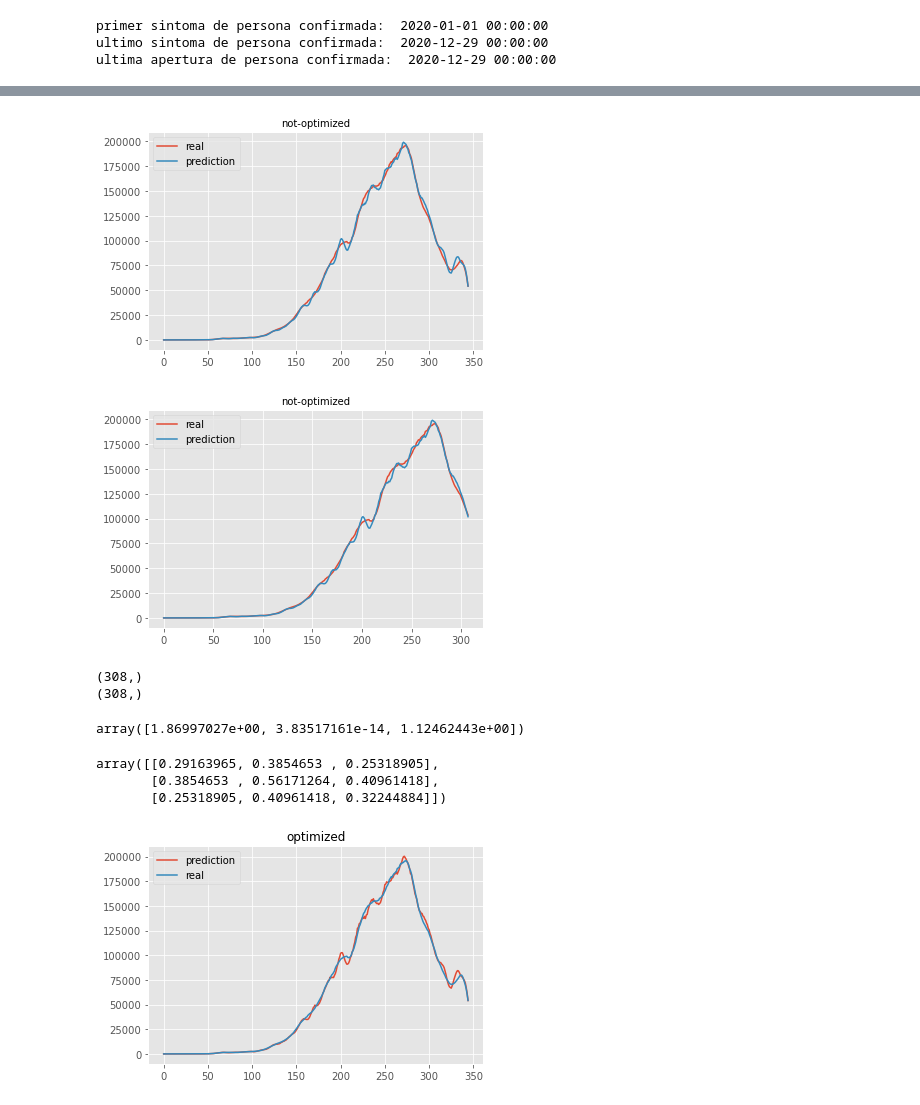
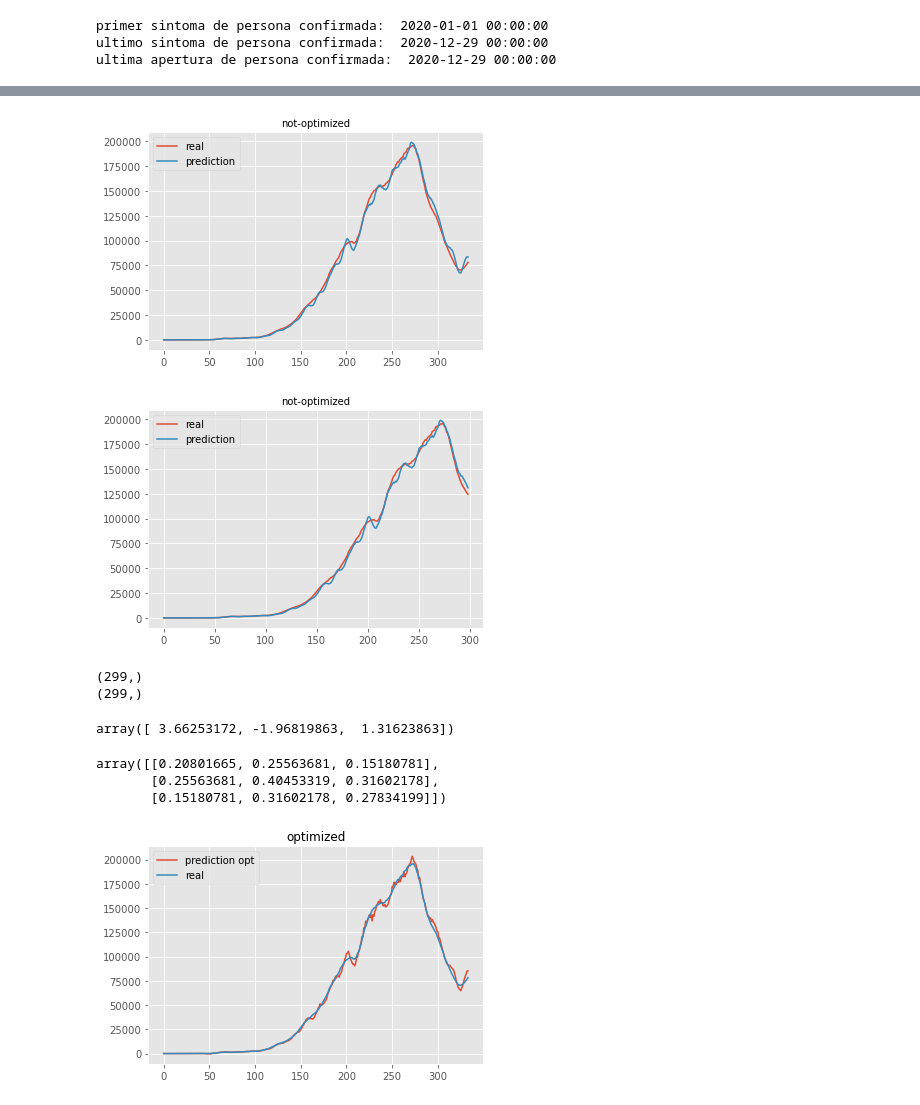
Before and after one commit to denisecammarota/tesis-ib, a Jupyter notebook: Fitting_Attempt/First-Attempt_TrainAndTest_3weights.ipynb, the cells around one changed output, grey strips where cells are left out. Drawn from its saved outputs; the diff is of its cells as text; code cells hidden in the pictures.

```diff
--- a/Fitting_Attempt/First-Attempt_TrainAndTest_3weights.ipynb
+++ b/Fitting_Attempt/First-Attempt_TrainAndTest_3weights.ipynb
@@ -108,7 +108,7 @@ def second_solution(n_t,a,b,c):
     r_def = r_def[13:]
     a_t = a_t[13:]
     p_t = r_def * a_t
-    return p_t[:-6]
+    return p_t[:-7]
 # %%
 def change_dates(df):
     #changes fecha_inicio_sintomas according to new criteria
@@ -142,5 +142,5 @@ fecha_sintomas = df.fecha_inicio_sintomas.to_numpy() #numpy array of fecha_inici
 fecha_apertura = df.fecha_apertura.to_numpy() #numpy array of fecha_apertura
 fecha_sintomas = fecha_sintomas.astype(int)
 fecha_sintomas = fecha_sintomas - min(fecha_sintomas)
-fecha_sintomas_2 = np.copy(fecha_sintomas[fecha_sintomas<=max(fecha_sintomas)*0.9])
-max(fecha_sintomas)
+fecha_sintomas = fecha_sintomas[fecha_sintomas<=max(fecha_sintomas)-10]
+fecha_sintomas_2 = np.copy(fecha_sintomas[fecha_sintomas<=round(max(fecha_sintomas)*0.9)])
@@ -162,53 +164,53 @@ predicted_2 = second_solution(casos_por_dia_2,1,1,1)
 # %%
 plt.figure()
 res = sum_last14(cases)[:,1]
-plt.plot(res[19:],label='real')
+plt.plot(res[20:],label='real')
 plt.plot(predicted,label='prediction')
 plt.title('not-optimized',fontsize=10)
 plt.legend()
-smse1 = np.linalg.norm(predicted-res[19:])
+smse1 = np.linalg.norm(predicted-res[20:])
 # %% [output]
-[figure, old version]
+[figure, new version]
 # %%
 plt.figure()
 res_2 = sum_last14(cases_2)[:,1]
-plt.plot(res_2[19:],label='real')
+plt.plot(res_2[20:],label='real')
 plt.plot(predicted_2,label='prediction')
 plt.title('not-optimized',fontsize=10)
 plt.legend()
-smse1_2 = np.linalg.norm(predicted_2-res_2[19:])
+smse1_2 = np.linalg.norm(predicted_2-res_2[20:])
 # %% [output]
-[figure, old version]
+[figure, new version]
 # %%
-print(res_2[19:].shape)
+print(res_2[20:].shape)
 print(predicted_2.shape)
 # %% [output]
-(308,)
-(308,)
+(299,)
+(299,)
 # %%
 p0 = 1,1,1
-k, cov = curve_fit(second_solution, casos_por_dia_2, res_2[19:], p0,bounds=((0,0,0),(np.inf,np.inf,np.inf)))
+k, cov = curve_fit(second_solution, casos_por_dia_2, res_2[20:], p0)
 # %%
 k
 # %% [output]
-array([1.86997027e+00, 3.83517161e-14, 1.12462443e+00])
+array([ 3.66253172, -1.96819863,  1.31623863])
 # %%
 np.sqrt(abs(cov))
 # %% [output]
-array([[0.29163965, 0.3854653 , 0.25318905],
-       [0.3854653 , 0.56171264, 0.40961418],
-       [0.25318905, 0.40961418, 0.32244884]])
+array([[0.20801665, 0.25563681, 0.15180781],
+       [0.25563681, 0.40453319, 0.31602178],
+       [0.15180781, 0.31602178, 0.27834199]])
 # %%
 predicted2 = second_solution(casos_por_dia,k[0],k[1],k[2])
 plt.figure()
-plt.plot(predicted2,label='prediction')
+plt.plot(predicted2,label='prediction opt')
 res = sum_last14(cases)[:,1]
-plt.plot(res[19:],label='real')
+plt.plot(res[20:],label='real')
 plt.title('optimized',fontsize=12)
 plt.legend()
-smse2 = np.linalg.norm(predicted2-res[19:])
+smse2 = np.linalg.norm(predicted2-res[20:])
 # %% [output]
-[figure, old version]
+[figure, new version]
 # %%
 smse2-smse1
 # %% [output]
```
Also changed, not shown: parts of 8 cells of this notebook, 2 other files.
